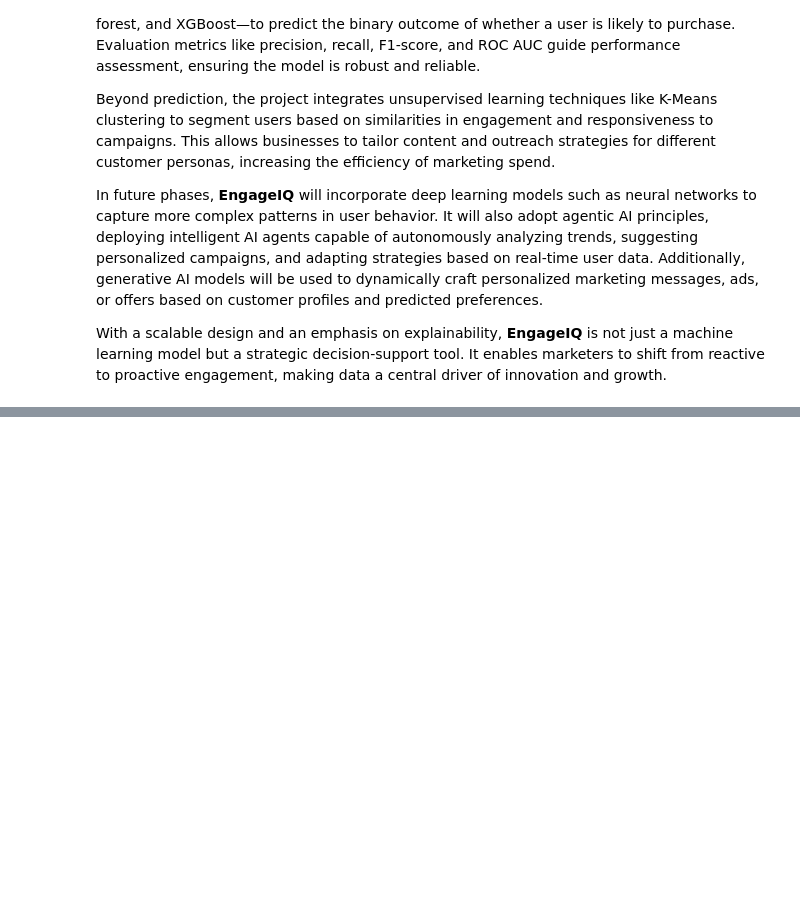
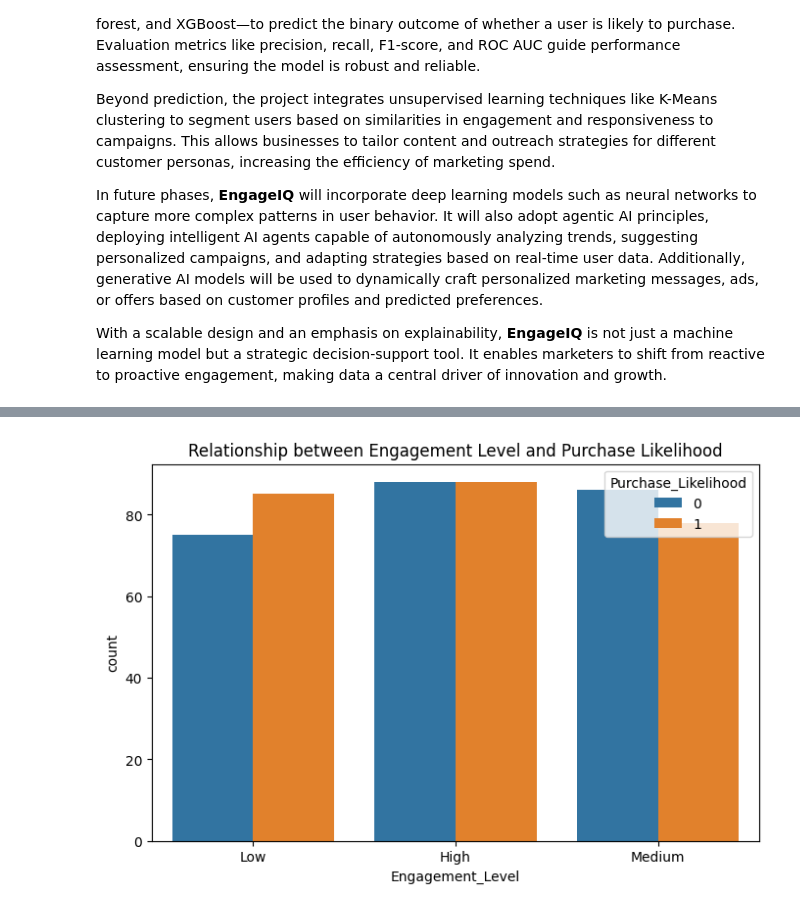
Before and after one commit to aminayusif/PurchaseIQ, a Jupyter notebook: EngageIQ_Predictive_Marketing.ipynb, the cells around one changed output, grey strips where cells are left out. Cells and saved outputs as stored; diff of their text form; code cells hidden in the pictures; blank space fills up the shorter version.

```diff
--- a/EngageIQ_Predictive_Marketing.ipynb
+++ b/EngageIQ_Predictive_Marketing.ipynb
@@ -14,0 +141,7 @@ With a scalable design and an emphasis on explainability, **EngageIQ** is not ju
+# %%
+plt.figure(figsize=(8, 5))
+sns.countplot(data=data, x='Engagement_Level', hue='Purchase_Likelihood')
+plt.title('Relationship between Engagement Level and Purchase Likelihood')
+plt.show()
+# %% [output]
+[figure, added]
```
Also changed, not shown: parts of 17 cells of this notebook.
